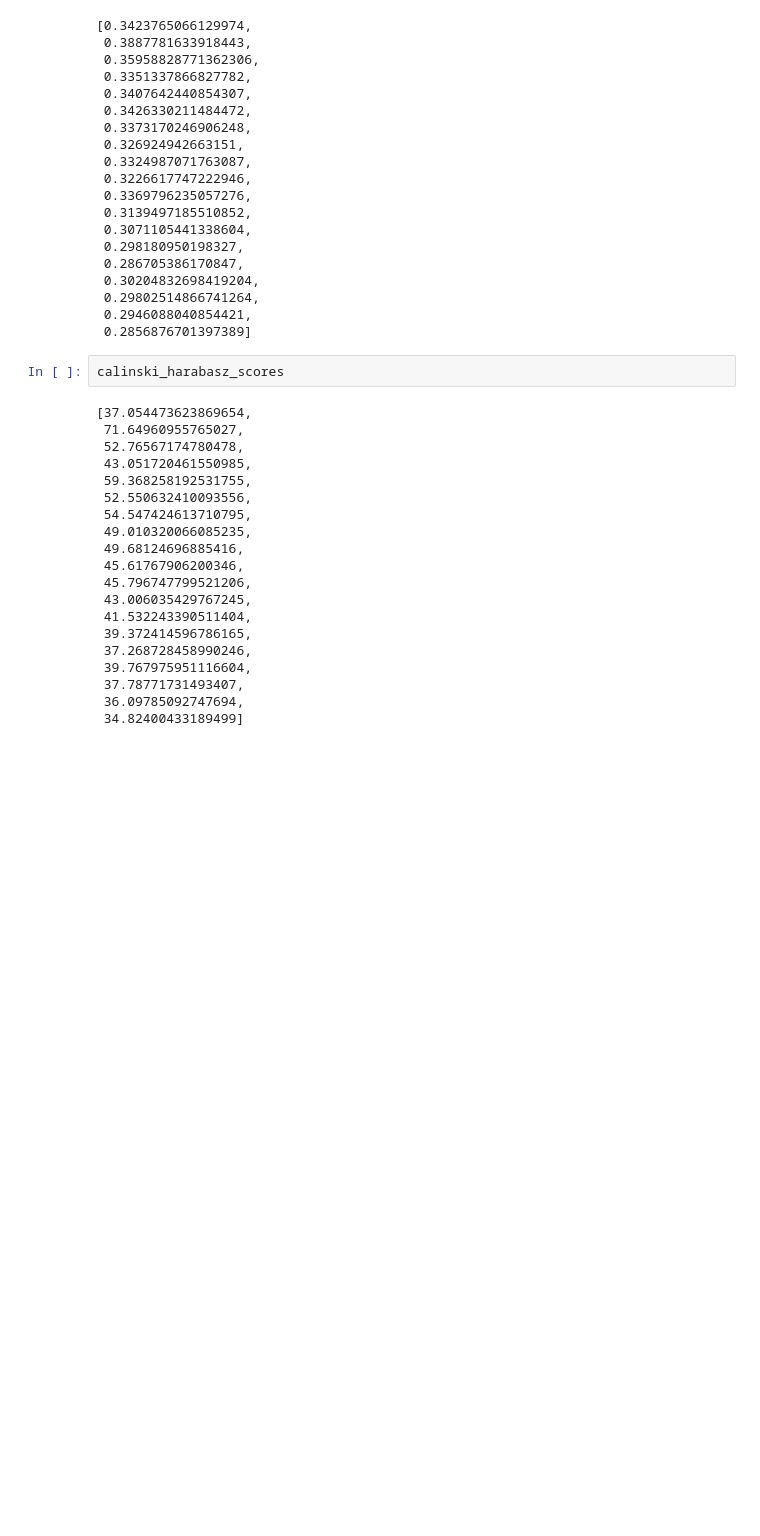
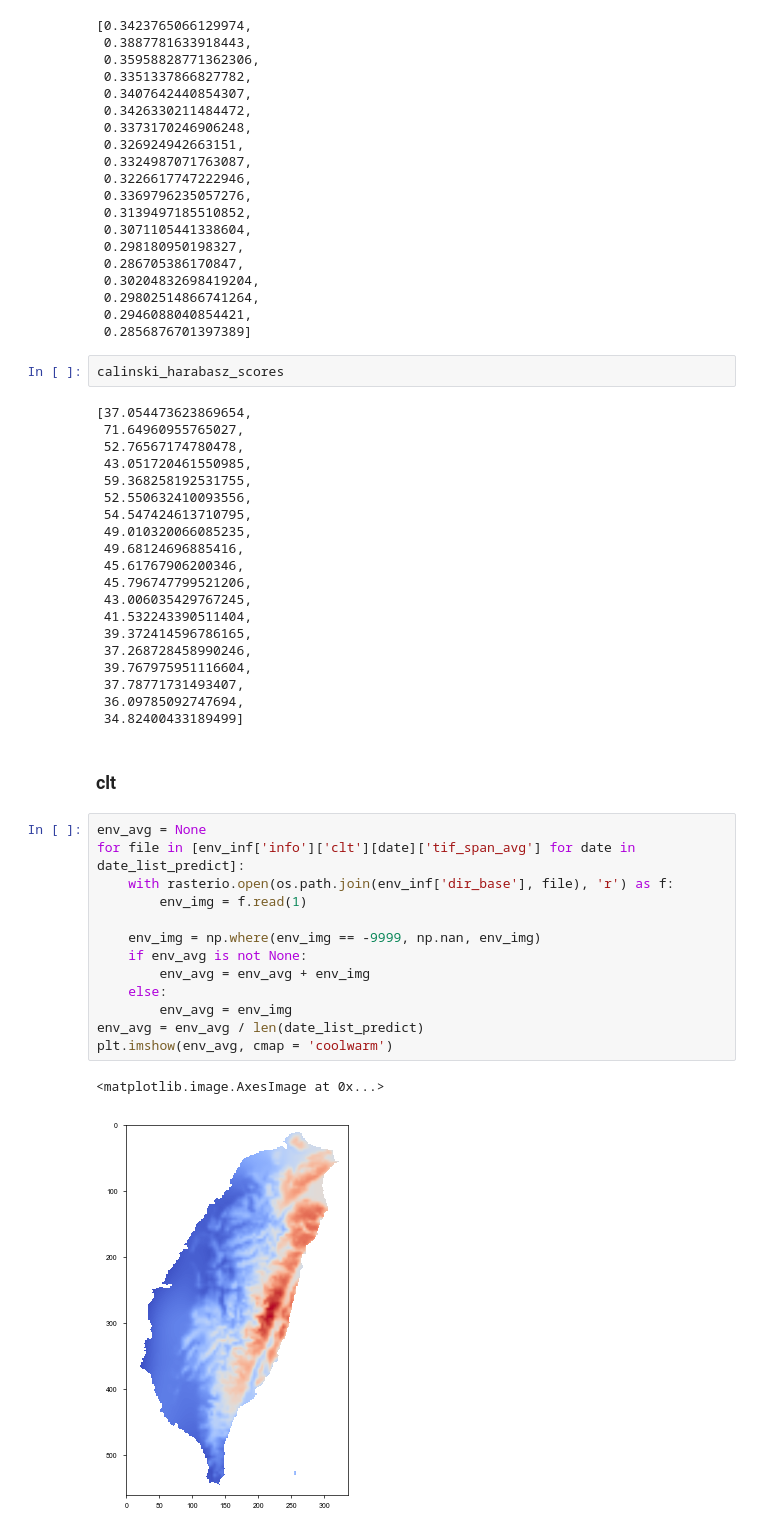
Before and after one commit to yuhinas/DeepSDM, a Jupyter notebook: Supplementary.ipynb, the cells around one changed output. Saved outputs shown, nothing was run; the diff lists cells and outputs as text; blank space fills up the shorter version.

```diff
--- a/Supplementary.ipynb
+++ b/Supplementary.ipynb
@@ -648,3 +648,21 @@ calinski_harabasz_scores
  37.78771731493407,
  36.09785092747694,
  34.82400433189499]
+# %% [markdown]
+### clt
+# %%
+env_avg = None
+for file in [env_inf['info']['clt'][date]['tif_span_avg'] for date in date_list_predict]:
+    with rasterio.open(os.path.join(env_inf['dir_base'], file), 'r') as f:
+        env_img = f.read(1)
+
+    env_img = np.where(env_img == -9999, np.nan, env_img)
+    if env_avg is not None:
+        env_avg = env_avg + env_img
+    else:
+        env_avg = env_img
+env_avg = env_avg / len(date_list_predict)
+plt.imshow(env_avg, cmap = 'coolwarm')
+# %% [output]
+<matplotlib.image.AxesImage at 0x...>
+[figure, added]
```
Also changed, not shown: parts of 18 cells of this notebook, 3 other files.
